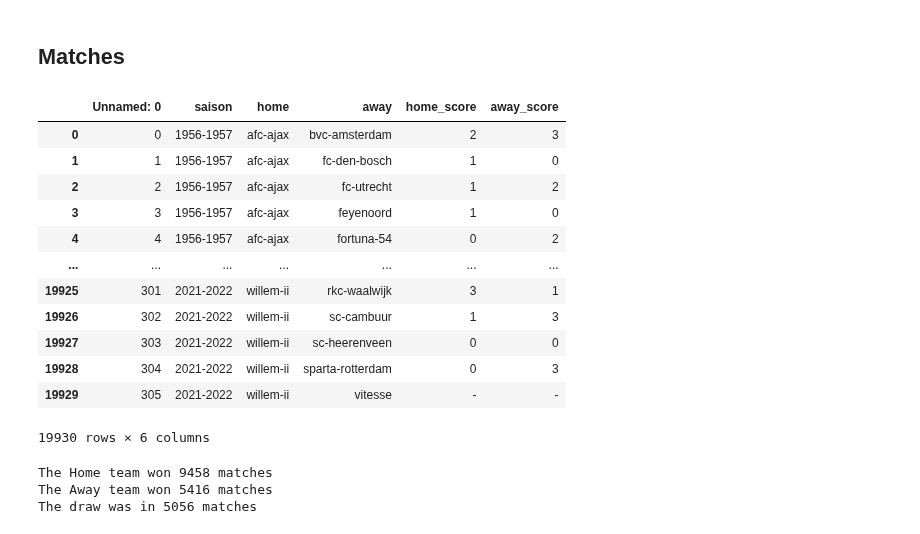
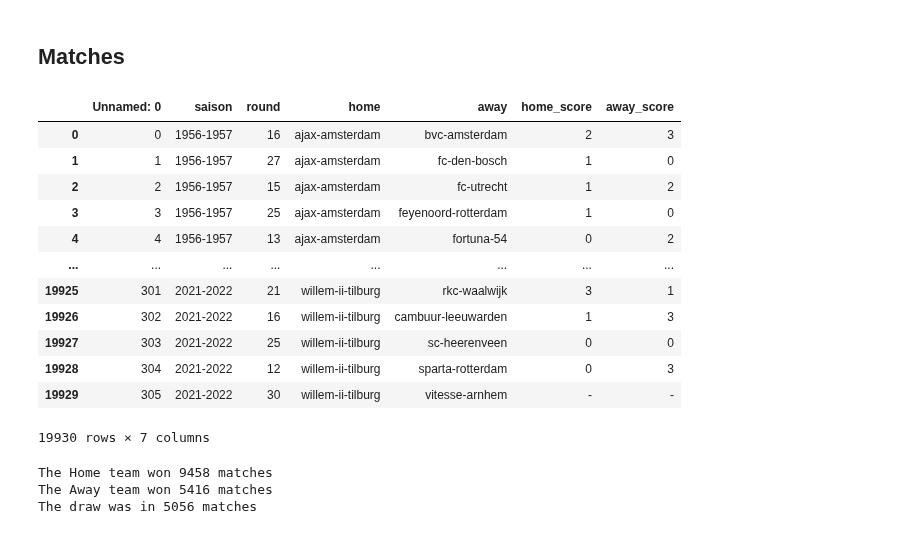
Before and after one commit to mohammedaljader/Football_Predictions_ML, a Jupyter notebook: Predict_the_winning.ipynb, the cells around one changed output. Cells and saved outputs as stored; diff of their text form; code cells hidden in the pictures.

```diff
--- a/Predict_the_winning.ipynb
+++ b/Predict_the_winning.ipynb
@@ -16,6 +16,20 @@ raw_goals_file = pd.read_csv (loc + '_goals.csv')
 raw_matches_file = pd.read_csv (loc + '_matches.csv')
 raw_players_file = pd.read_csv (loc + '_players.csv')
 raw_subs_file = pd.read_csv (loc + '_subs.csv')
+# %%
+# function to remove duplicates
+def Duplicates(rawName , colName: str, previousName: str, newName: str ):
+        if colName == "club":
+                rawName["home"].replace({previousName: newName }, inplace=True)
+                rawName["away"].replace({previousName: newName }, inplace=True)
+                rawName["team"].replace({previousName: newName }, inplace=True)
+        elif colName == "match":
+                rawName["home"].replace({previousName: newName }, inplace=True)
+                rawName["away"].replace({previousName: newName }, inplace=True)
+        elif colName == "card":
+                rawName["type"].replace({previousName: newName }, inplace=True)
+        else:
+                print("nothing")
 # %% [markdown]
 ## cards
 # %%
@@ -166,28 +179,36 @@ Name: player, dtype: int64
 # %% [markdown]
 ## Matches
 # %%
+Duplicates(raw_matches_file, "match", "afc-ajax", "ajax-amsterdam")
+Duplicates(raw_matches_file, "match", "willem-ii", "willem-ii-tilburg")
+Duplicates(raw_matches_file, "match", "mvv", "mvv-maastricht")
+Duplicates(raw_matches_file, "match", "vitesse", "vitesse-arnhem")
+Duplicates(raw_matches_file, "match", "sc-cambuur", "cambuur-leeuwarden")
+Duplicates(raw_matches_file, "match", "feyenoord", "feyenoord-rotterdam")
+Duplicates(raw_matches_file, "match", "go-ahead-eagles_2", "go-ahead-eagles")
+
 filtered_matches = raw_matches_file.drop(columns=['stadium','home_first_card','home_last_card',
-                                                 'away_first_card', 'time','date','round',
+                                                 'away_first_card', 'time','date',
                                                  'spectators', 'ref','linesman1','linesman2', 'away_last_card',
                                                  'home_yellow', 'home_yelred', 'away_yellow','first_goal', 'last_goal',
                                                   'away_red','home_red', 'away_yelred'])
 
 filtered_matches.dropna()
 filtered_matches
 # %% [output]
-|  | Unnamed: 0 | saison | home | away | home_score | away_score |
-| 0 | 0 | 1956-1957 | afc-ajax | bvc-amsterdam | 2 | 3 |
-| 1 | 1 | 1956-1957 | afc-ajax | fc-den-bosch | 1 | 0 |
-| 2 | 2 | 1956-1957 | afc-ajax | fc-utrecht | 1 | 2 |
-| 3 | 3 | 1956-1957 | afc-ajax | feyenoord | 1 | 0 |
-| 4 | 4 | 1956-1957 | afc-ajax | fortuna-54 | 0 | 2 |
-| ... | ... | ... | ... | ... | ... | ... |
-| 19925 | 301 | 2021-2022 | willem-ii | rkc-waalwijk | 3 | 1 |
-| 19926 | 302 | 2021-2022 | willem-ii | sc-cambuur | 1 | 3 |
-| 19927 | 303 | 2021-2022 | willem-ii | sc-heerenveen | 0 | 0 |
-| 19928 | 304 | 2021-2022 | willem-ii | sparta-rotterdam | 0 | 3 |
-| 19929 | 305 | 2021-2022 | willem-ii | vitesse | - | - |
+|  | Unnamed: 0 | saison | round | home | away | home_score | away_score |
+| 0 | 0 | 1956-1957 | 16 | ajax-amsterdam | bvc-amsterdam | 2 | 3 |
+| 1 | 1 | 1956-1957 | 27 | ajax-amsterdam | fc-den-bosch | 1 | 0 |
+| 2 | 2 | 1956-1957 | 15 | ajax-amsterdam | fc-utrecht | 1 | 2 |
+| 3 | 3 | 1956-1957 | 25 | ajax-amsterdam | feyenoord-rotterdam | 1 | 0 |
+| 4 | 4 | 1956-1957 | 13 | ajax-amsterdam | fortuna-54 | 0 | 2 |
+| ... | ... | ... | ... | ... | ... | ... | ... |
+| 19925 | 301 | 2021-2022 | 21 | willem-ii-tilburg | rkc-waalwijk | 3 | 1 |
+| 19926 | 302 | 2021-2022 | 16 | willem-ii-tilburg | cambuur-leeuwarden | 1 | 3 |
+| 19927 | 303 | 2021-2022 | 25 | willem-ii-tilburg | sc-heerenveen | 0 | 0 |
+| 19928 | 304 | 2021-2022 | 12 | willem-ii-tilburg | sparta-rotterdam | 0 | 3 |
+| 19929 | 305 | 2021-2022 | 30 | willem-ii-tilburg | vitesse-arnhem | - | - |
-19930 rows × 6 columns
+19930 rows × 7 columns
 # %%
 WinningHomeTeamFilter = filtered_matches[ (filtered_matches['home_score'] > filtered_matches['away_score'])]
 # WinningHomeTeamFilter
```
Also changed, not shown: parts of 14 cells of this notebook.
